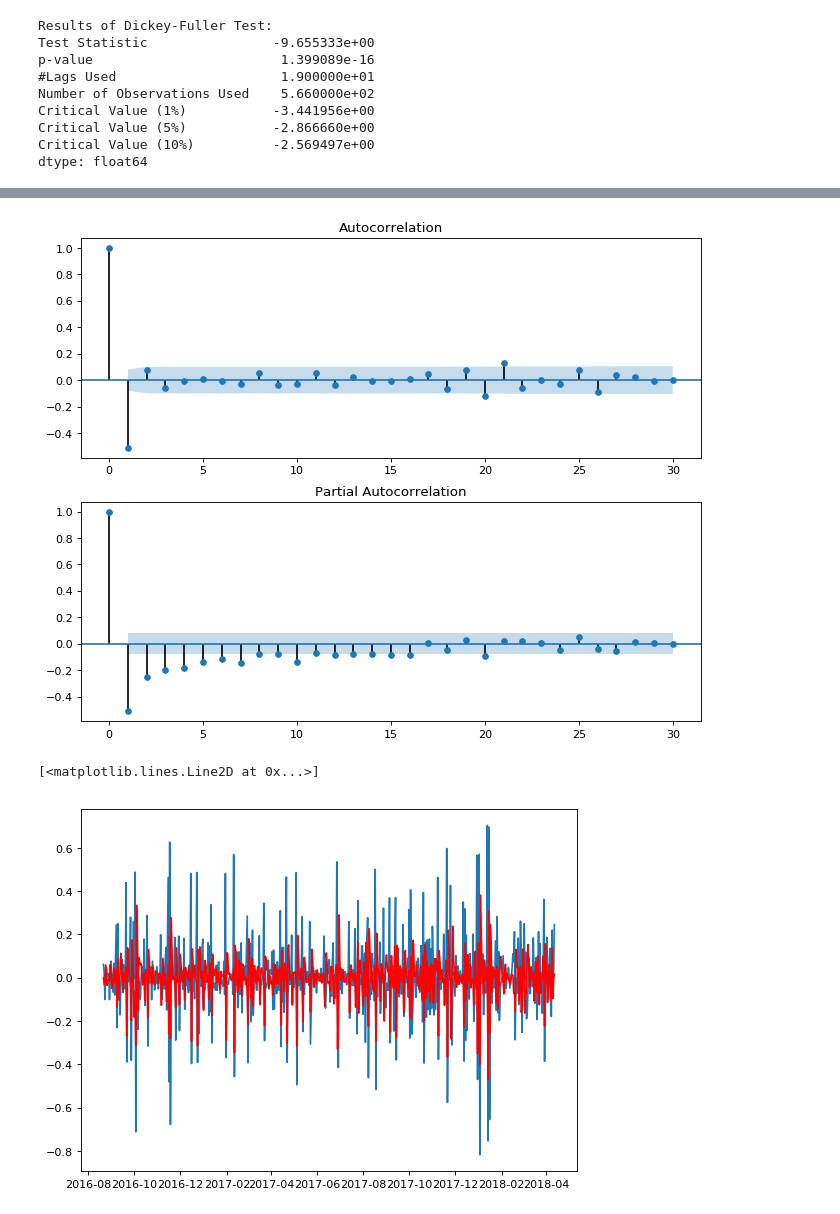
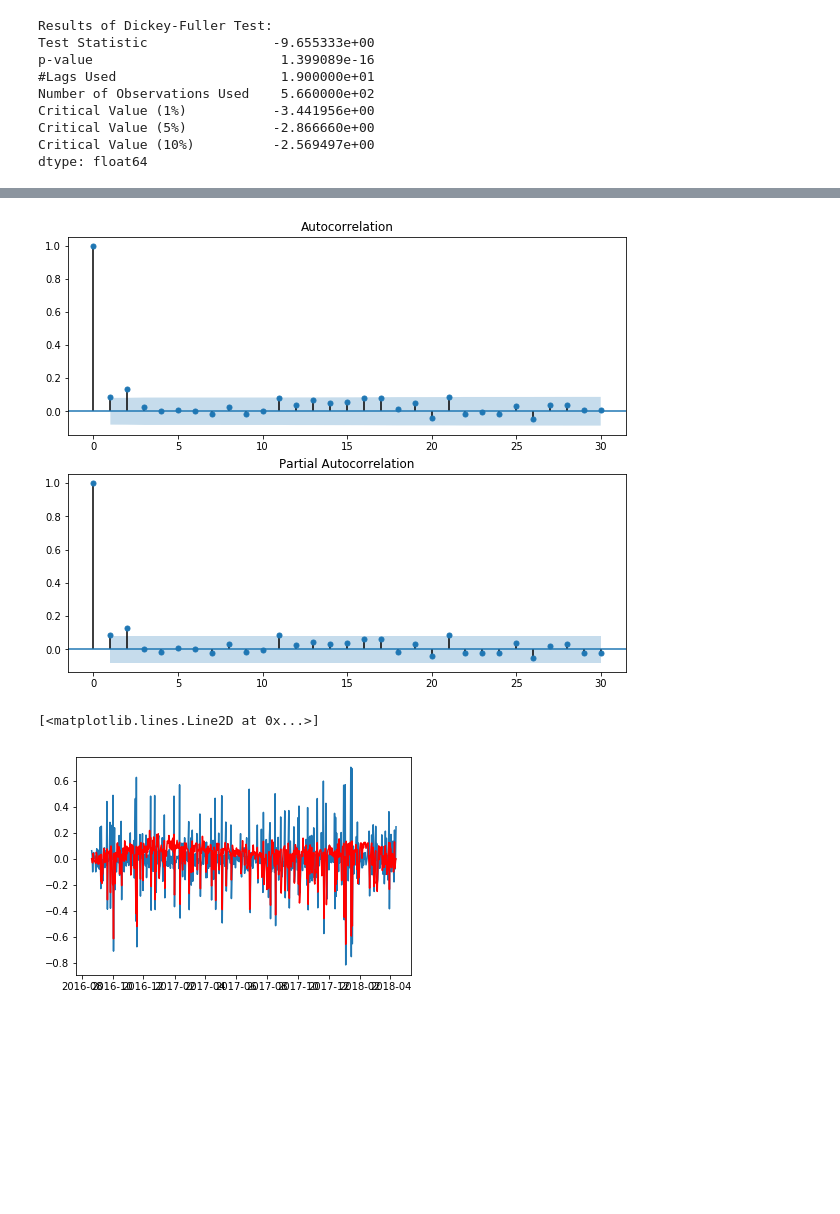
Before and after one commit to email365/hotel_booking_simple_toy_code, a Jupyter notebook: hotel.ipynb, the cells around one changed output, grey strips where cells are left out. Cells and saved outputs as stored; diff of their text form; code cells hidden in the pictures; blank space fills up the shorter version.

```diff
--- a/hotel.ipynb
+++ b/hotel.ipynb
@@ -201,19 +187,19 @@ plt.tight_layout()
 # %%
-# fig = plt.figure(figsize=(10,8))
-# ax1 = fig.add_subplot(211)
-# fig = sm.graphics.tsa.plot_acf(ts_log_diff.values.squeeze(), lags=30, ax=ax1)
-# ax2 = fig.add_subplot(212)
-# fig = sm.graphics.tsa.plot_pacf(ts_log_diff, lags=30, ax=ax2)
+fig = plt.figure(figsize=(10,8))
+ax1 = fig.add_subplot(211)
+fig = sm.graphics.tsa.plot_acf(ts.values.squeeze(), lags=30, ax=ax1)
+ax2 = fig.add_subplot(212)
+fig = sm.graphics.tsa.plot_pacf(ts, lags=30, ax=ax2)
 # %% [output]
-[figure, old version]
+[figure, new version]
 # %%
 from statsmodels.tsa.arima_model import ARIMA
-model = ARIMA(ts_log, order=(2, 1, 0))
+model = ARIMA(ts_log, order=(3, 1, 3))
 results_AR = model.fit(disp=-1)
 plt.plot(ts_log_diff)
 plt.plot(results_AR.fittedvalues, color='red')
 # plt.title('RSS: %.4f'% sum((results_AR.fittedvalues-ts_log_diff)**2))
 # %% [output]
 [<matplotlib.lines.Line2D at 0x...>]
-[figure, old version]
+[figure, new version]
 # %%
```
Also changed, not shown: parts of 10 cells of this notebook.
